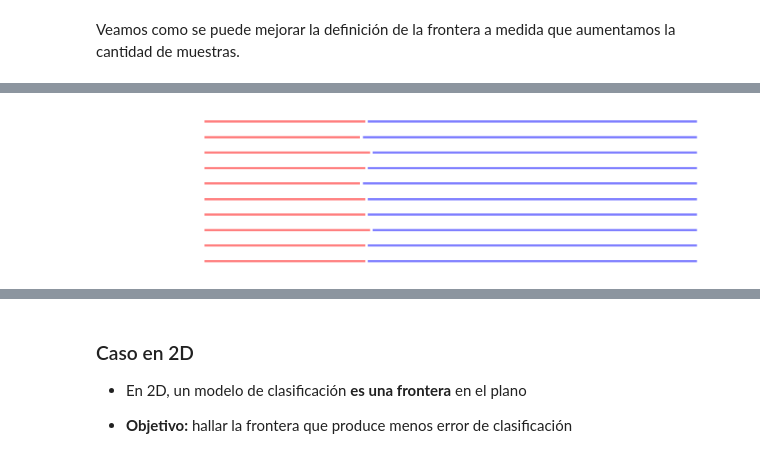
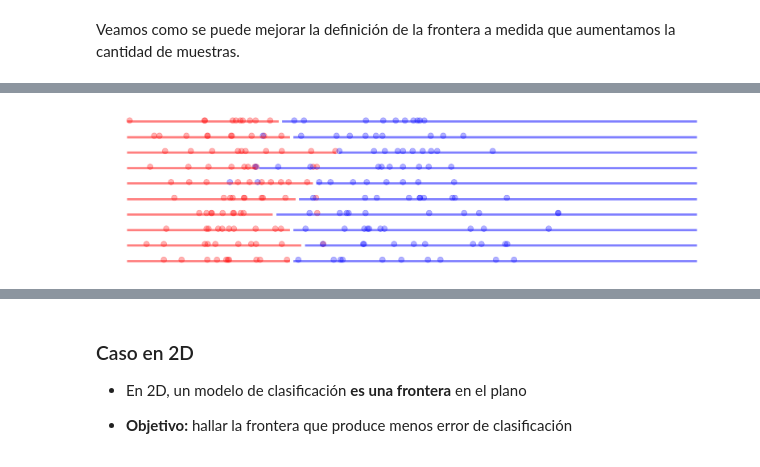
Before and after one commit to JLRRC/MASTERIA, a Jupyter notebook: 05MIAR_Aprendizaje_Supervisado/Tema01/aprendizaje_supervisado_tema1_terminologia.ipynb, the cells around one changed output, grey strips where cells are left out. Drawn from its saved outputs; the diff is of its cells as text; code cells hidden in the pictures.

```diff
--- a/05MIAR_Aprendizaje_Supervisado/Tema01/aprendizaje_supervisado_tema1_terminologia.ipynb
+++ b/05MIAR_Aprendizaje_Supervisado/Tema01/aprendizaje_supervisado_tema1_terminologia.ipynb
@@ -145,4 +192,8 @@ show_1D_dataset_samples(100, dot_alpha=.05)
-# %%
-show_1D_dataset_samples(10000, dot_alpha=.001)
-# %% [output]
-[figure, removed]
+# %%
+# Llamar a la función para generar y graficar datasets con:
+# - 10 puntos por clase (n=10)
+# - 10 conjuntos de datos por defecto (n_datasets=10)
+# - Transparencia de los puntos (dot_alpha=0.3)
+show_1D_dataset_samples(10, dot_alpha=0.3)
+# %% [output]
+[figure, added]
```
Also changed, not shown: parts of 16 cells of this notebook.
